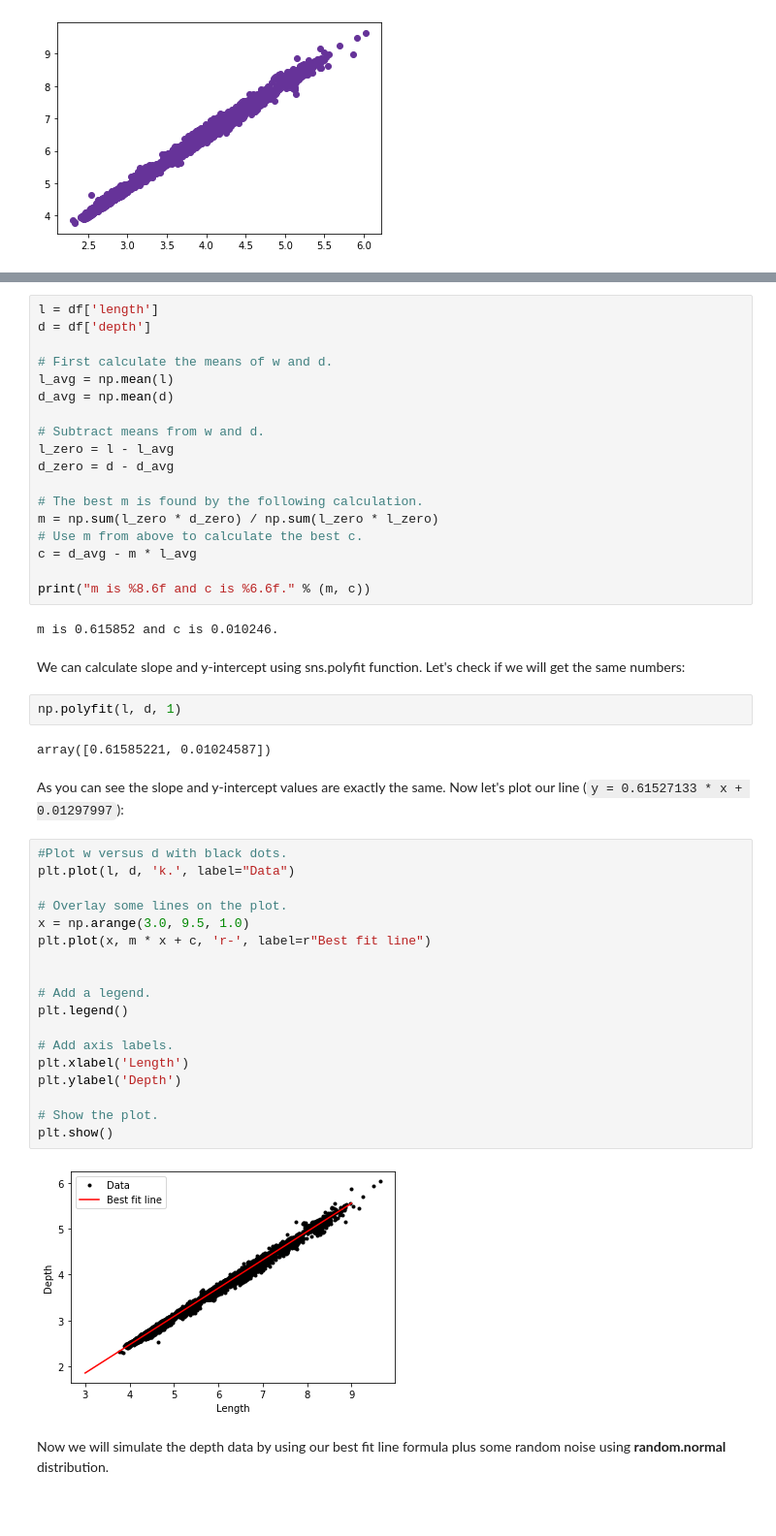
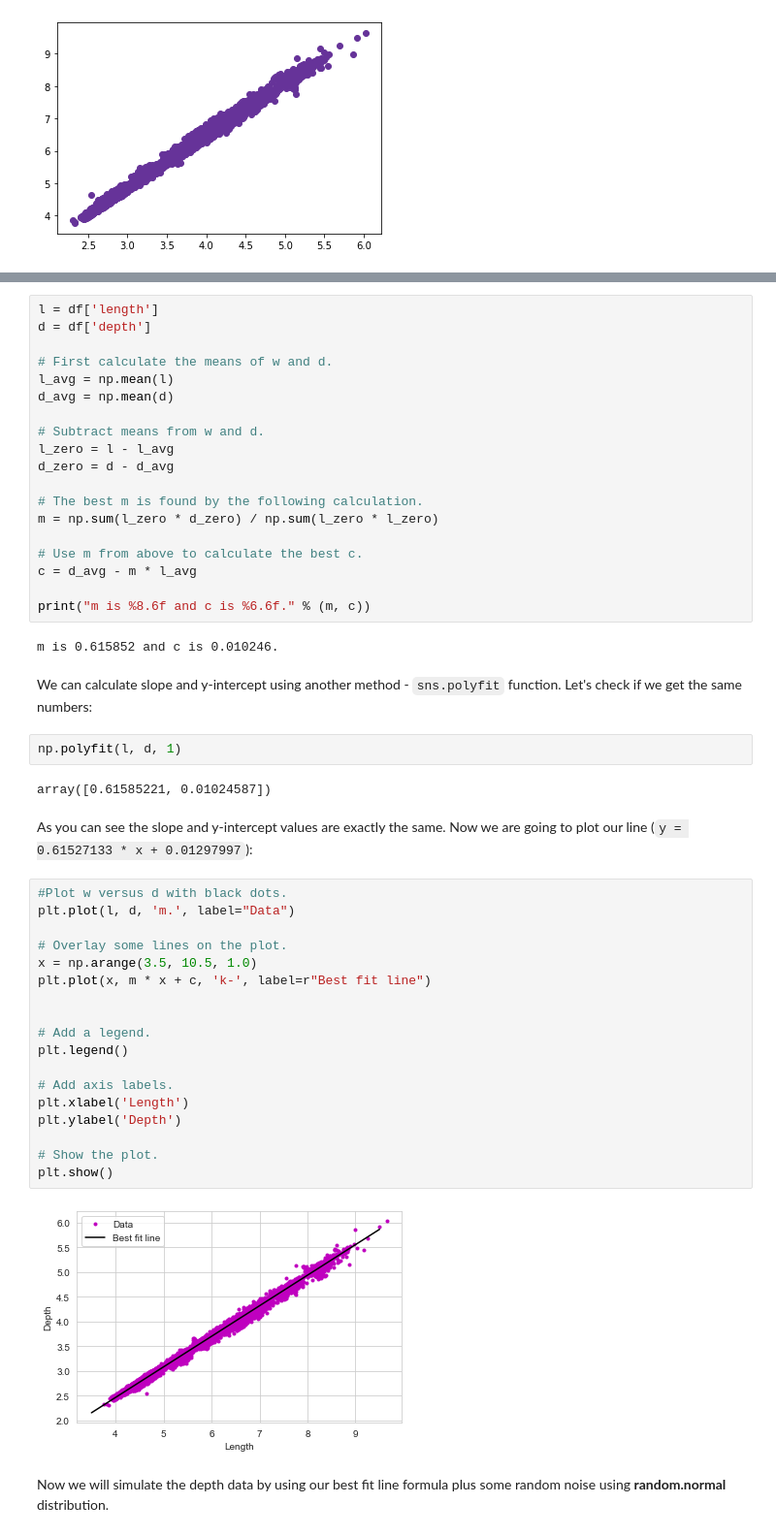
Before and after one commit to JuliaMal/ProgDA_Project2, a Jupyter notebook: Project2.ipynb, the cells around one changed output, grey strips where cells are left out. Shown: that part at 97% size. Saved outputs shown, nothing was run; the diff lists cells and outputs as text; blank space fills up the shorter version.

```diff
--- a/Project2.ipynb
+++ b/Project2.ipynb
@@ -393,6 +407,7 @@ d_zero = d - d_avg
 
 # The best m is found by the following calculation.
 m = np.sum(l_zero * d_zero) / np.sum(l_zero * l_zero)
+
 # Use m from above to calculate the best c.
 c = d_avg - m * l_avg
 
@@ -400,33 +415,33 @@ print("m is %8.6f and c is %6.6f." % (m, c))
 # %% [output]
 m is 0.615852 and c is 0.010246.
 # %% [markdown]
-We can calculate slope and y-intercept using sns.polyfit function. Let's check if we will get the same numbers:
+We can calculate slope and y-intercept using another method - `sns.polyfit` function. Let's check if we get the same numbers:
 # %%
 np.polyfit(l, d, 1)
 # %% [output]
 array([0.61585221, 0.01024587])
 # %% [markdown]
-As you can see the slope and y-intercept values are exactly the same. Now let's plot our line (`y = 0.61527133 * x + 0.01297997`):
+As you can see the slope and y-intercept values are exactly the same. Now we are going to plot our line (`y = 0.61527133 * x + 0.01297997`):
 # %%
 #Plot w versus d with black dots.
-plt.plot(l, d, 'k.', label="Data")
+plt.plot(l, d, 'm.', label="Data")
 
 # Overlay some lines on the plot.
-x = np.arange(3.0, 9.5, 1.0)
-plt.plot(x, m * x + c, 'r-', label=r"Best fit line")
+x = np.arange(3.5, 10.5, 1.0)
+plt.plot(x, m * x + c, 'k-', label=r"Best fit line")
 
 
 # Add a legend.
 plt.legend()
 
 # Add axis labels.
 plt.xlabel('Length')
 plt.ylabel('Depth')
 
 # Show the plot.
 plt.show()
 # %% [output]
-[figure, old version]
+[figure, new version]
 # %% [markdown]
 Now we will simulate the depth data by using our best fit line formula plus some random noise using **random.normal** distribution.
 # %%
```
Also changed, not shown: parts of 42 cells of this notebook.
